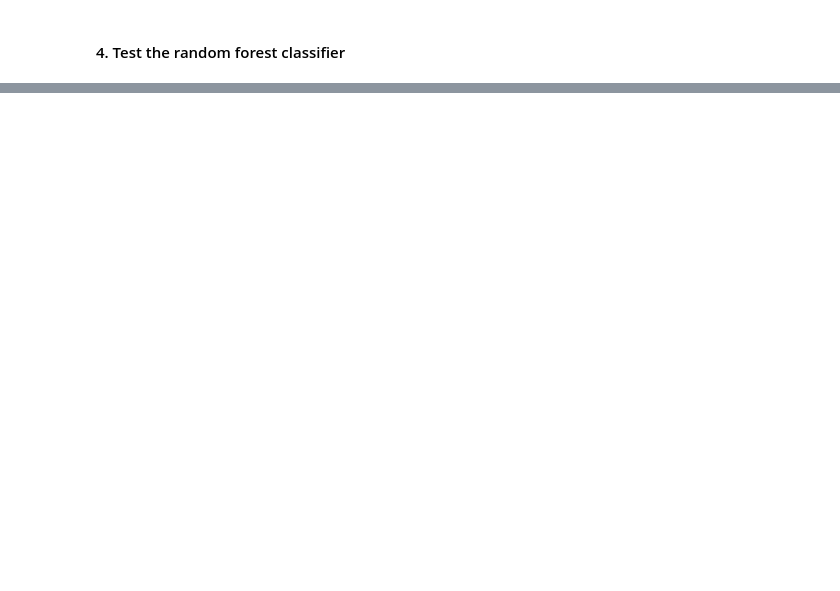
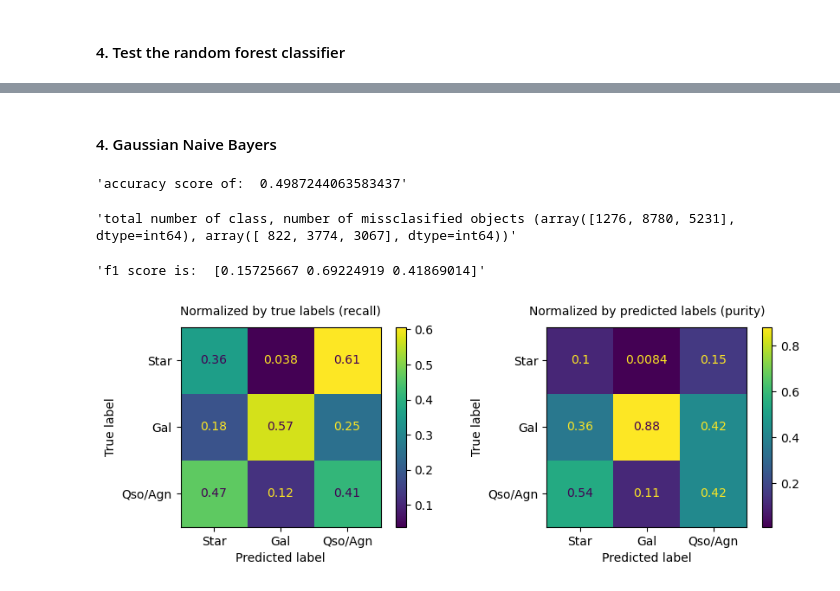
Before and after one commit to YanSeyffert/MASS_SummerSchool_2025, a Jupyter notebook: NN_SVM_RF_classification_supervised_Evaluated.ipynb, the cells around one changed output, grey strips where cells are left out. Cells and saved outputs as stored; diff of their text form; code cells hidden in the pictures; blank space fills up the shorter version.

```diff
--- a/NN_SVM_RF_classification_supervised_Evaluated.ipynb
+++ b/NN_SVM_RF_classification_supervised_Evaluated.ipynb
@@ -633,0 +633,32 @@ display(f"f1 score is:  {f1_score(y_b, y_b_pred_rf, average=None)}")
+# %% [markdown]
+#### 4. Gaussian Naive Bayers
+# %%
+# predict
+y_b_pred_gnb = gnb.predict(X_b)
+
+# make cf matrix & compute statistics
+cf = confusion_matrix(y_b, y_b_pred_gnb)
+labels_misscla = np.array(np.sum(cf, axis=1) - np.diag(cf))
+
+cf_n = np.zeros(cf.shape)
+for i in range(cf.shape[0]):
+    row_normalized = np.divide(cf[i, :], np.sum(cf[i, :]))
+    cf_n[i, :] = row_normalized
+
+# make plots
+fig, axes = plt.subplots(1, 2, dpi=100, figsize=(10, 3))
+cf_n_t = confusion_matrix(y_b, y_b_pred_gnb, normalize='true')
+cf_n_p = confusion_matrix(y_b, y_b_pred_gnb, normalize='pred')
+ConfusionMatrixDisplay(cf_n_t, display_labels=str_labels).plot(ax=axes[0])
+ConfusionMatrixDisplay(cf_n_p, display_labels=str_labels).plot(ax=axes[1])
+axes[0].set_title('Normalized by true labels (recall)', pad=10, fontsize=10)
+axes[1].set_title('Normalized by predicted labels (purity)', pad=10, fontsize=10)
+
+display(f"accuracy score of:  {accuracy_score(y_b, y_b_pred_gnb)}")
+display(f"total number of class, number of missclasified objects {np.sum(cf, axis=1),labels_misscla.T}")
+display(f"f1 score is:  {f1_score(y_b, y_b_pred_gnb, average=None)}")
+# %% [output]
+'accuracy score of:  0.4987244063583437'
+'total number of class, number of missclasified objects (array([1276, 8780, 5231], dtype=int64), array([ 822, 3774, 3067], dtype=int64))'
+'f1 score is:  [0.15725667 0.69224919 0.41869014]'
+[figure, added]
```
Also changed, not shown: parts of 17 cells of this notebook.
